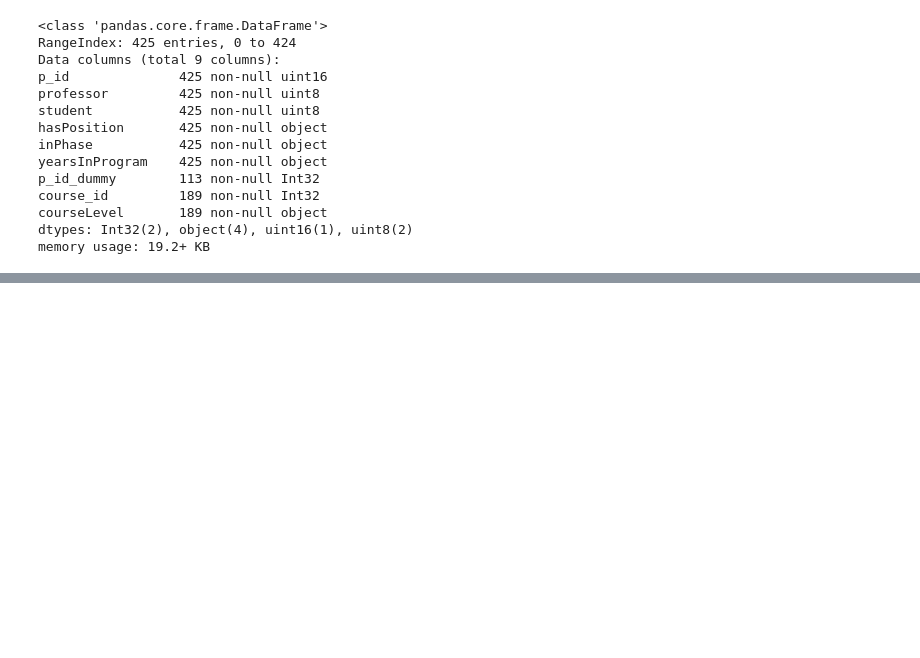
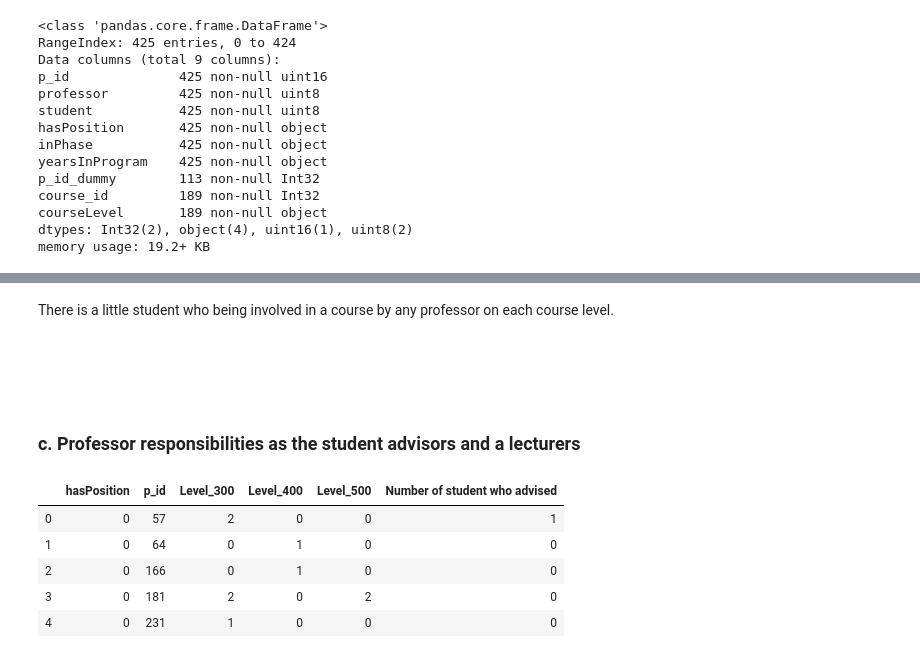
Before and after one commit to ad-riyan/dqlab_idc3, a Jupyter notebook: dqlab_idc_3.ipynb, the cells around one changed output, grey strips where cells are left out. Saved outputs shown, nothing was run; the diff lists cells and outputs as text; code cells hidden in the pictures; blank space fills up the shorter version.

```diff
--- a/dqlab_idc_3.ipynb
+++ b/dqlab_idc_3.ipynb
@@ -319,0 +367,41 @@ display(_e2_[["courseLevel", "inPhase", "yearsInProgram", "student"]])
+# %% [markdown]
+There is a little student who being involved in a course by any professor on each course level.
+# %% [markdown]
+<br><br>
+# %% [markdown]
+### c. Professor responsibilities as the student advisors and a lecturers
+# %%
+_adv_df_ = (adv_df.reset_index()
+                 .groupby(["hasPosition", "p_id_dummy"])
+                 .sum().reset_index()
+                 .rename(columns={"Count": "Number of student who advised",
+                                  "p_id_dummy": "p_id"})
+            )
+# %%
+_c_df_ = (my_df.loc[(my_df["course_id"].notna()) & (my_df["professor"]==1),:]
+             .groupby(["hasPosition", "p_id", "courseLevel"])
+             .agg({"course_id": "count"})
+             .unstack(level=2)["course_id"]
+             .replace({np.nan: 0})
+             .astype(np.uint16)
+             .reset_index()
+          )
+# %%
+_all_ = (_c_df_.merge(_adv_df_,
+                      how="outer",
+                      left_on=["p_id", "hasPosition"],
+                      right_on=["p_id", "hasPosition"])
+             .replace({np.nan: 0})
+             .set_index(["hasPosition", "p_id"])
+             .astype(np.uint16)
+             .reset_index()
+             .sort_values(["hasPosition", "p_id"])
+        )
+_all_.head()
+# %% [output]
+|  | hasPosition | p_id | Level_300 | Level_400 | Level_500 | Number of student who advised |
+| 0 | 0 | 57 | 2 | 0 | 0 | 1 |
+| 1 | 0 | 64 | 0 | 1 | 0 | 0 |
+| 2 | 0 | 166 | 0 | 1 | 0 | 0 |
+| 3 | 0 | 181 | 2 | 0 | 2 | 0 |
+| 4 | 0 | 231 | 1 | 0 | 0 | 0 |
```
Also changed, not shown: parts of 50 cells of this notebook, 4 other files.
